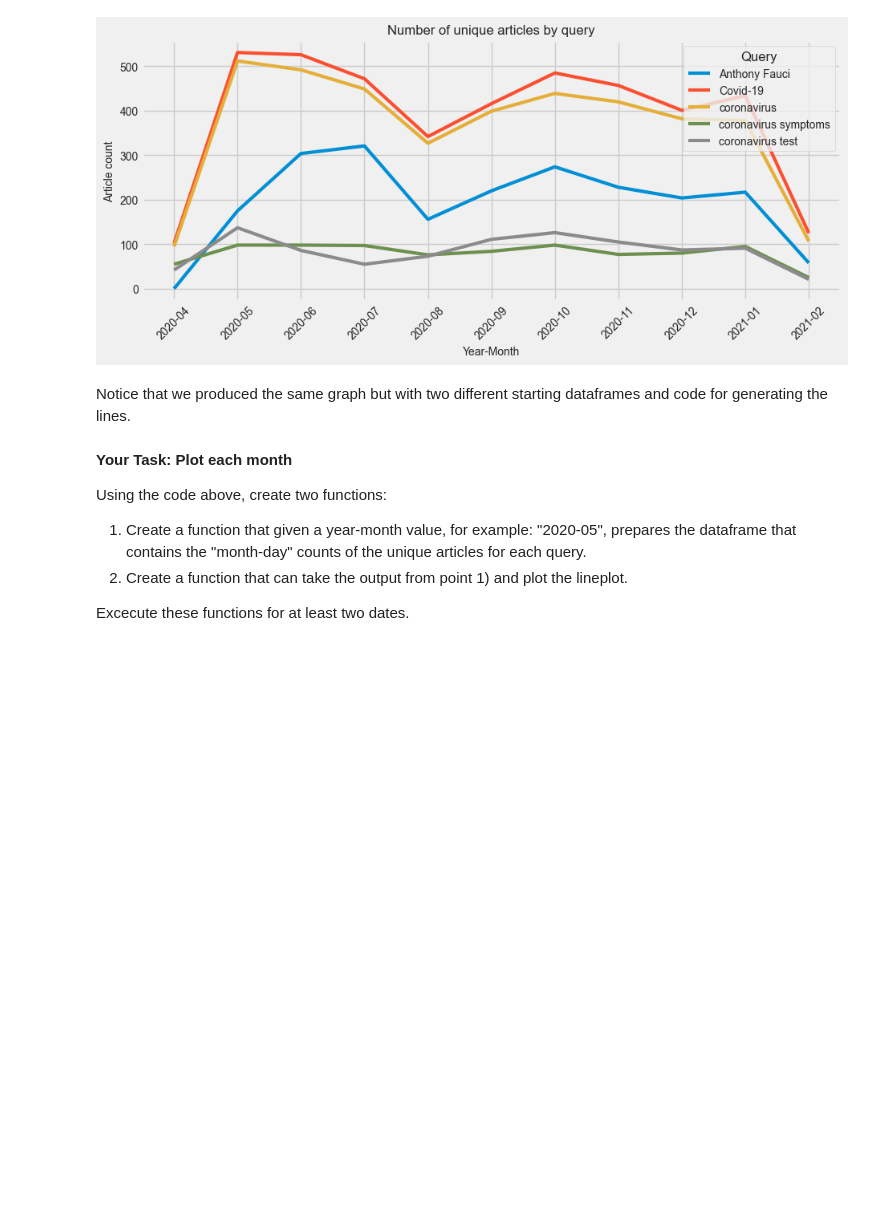
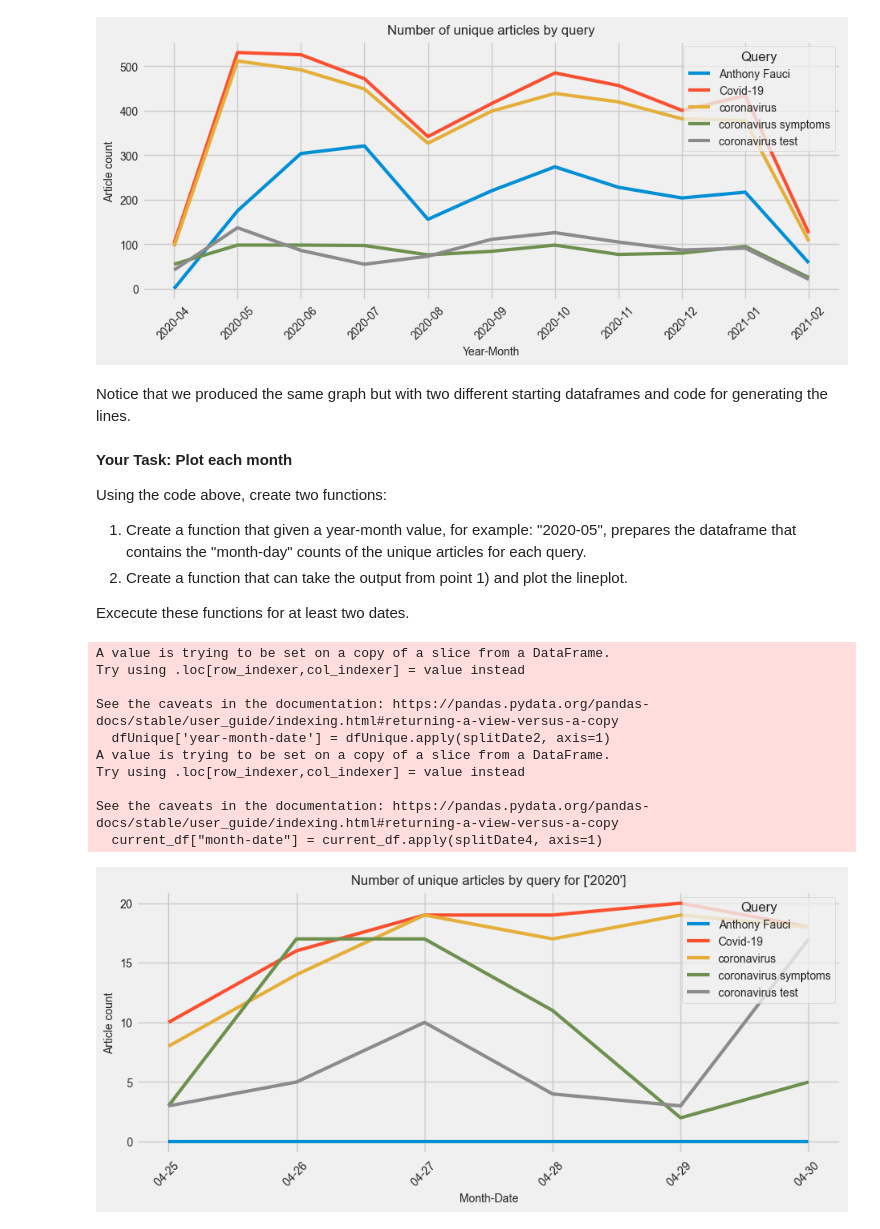
Before and after one commit to carolinejjung/cs315, a Jupyter notebook: tutorials/pandas-googletopstories/Exploring Google Top Stories.ipynb, the cells around one changed output. Saved outputs shown, nothing was run; the diff lists cells and outputs as text; code cells hidden in the pictures; blank space fills up the shorter version.

```diff
--- a/tutorials/pandas-googletopstories/Exploring Google Top Stories.ipynb
+++ b/tutorials/pandas-googletopstories/Exploring Google Top Stories.ipynb
@@ -552,3 +585,49 @@ Using the code above, create two functions:
 2. Create a function that can take the output from point 1) and plot the lineplot.
 
 Excecute these functions for at least two dates.
+# %%
+# task 1
+def splitDate2(row):
+    return row['date'][:11]
+
+def splitDate3(row):
+    return row['year-month-date'][:7]
+
+def splitDate4(row):
+    return row['year-month-date'][5:]
+
+def create_df_md(year_month):
+    dfUnique['year-month-date'] = dfUnique.apply(splitDate2, axis=1)
+    queryMonthDF = dfUnique.pivot_table(index="query", columns="year-month-date", aggfunc="size", fill_value=0)
+    dfLongTab = queryMonthDF.reset_index().melt(id_vars='query', var_name='year-month-date', value_name='count')
+
+    dfLongTab["year-month"] = dfLongTab.apply(splitDate3, axis=1)
+    current_df = dfLongTab[dfLongTab["year-month"] == year_month]
+    current_df["month-date"] = current_df.apply(splitDate4, axis=1)
+    return pd.DataFrame({"query": current_df["query"], "date": current_df["month-date"],  "count": current_df["count"], "year": year_month[:4]})
+
+#task 2
+def plot_df(df):
+    plt.figure(figsize=(10, 4))
+    plt.style.use('fivethirtyeight')
+    sns.lineplot(data=df, x='date', y='count', hue='query', lw=3)
+    plt.xticks(rotation=45) # Rotate dates
+    plt.ylabel('Article count', fontsize=10); plt.xlabel('Month-Date', fontsize=10)
+    plt.xticks(fontsize=10); plt.yticks(fontsize=10)
+    plt.title('Number of unique articles by query for {}'.format(df["year"].unique()), fontsize=12)
+    plt.legend(title='Query', fontsize=10, loc="upper right", title_fontsize=12)
+    plt.show()
+
+plot_df(create_df_md("2020-04"))
+# %% [output]
+A value is trying to be set on a copy of a slice from a DataFrame.
+Try using .loc[row_indexer,col_indexer] = value instead
+
+See the caveats in the documentation: https://pandas.pydata.org/pandas-docs/stable/user_guide/indexing.html#returning-a-view-versus-a-copy
+  dfUnique['year-month-date'] = dfUnique.apply(splitDate2, axis=1)
+A value is trying to be set on a copy of a slice from a DataFrame.
+Try using .loc[row_indexer,col_indexer] = value instead
+
+See the caveats in the documentation: https://pandas.pydata.org/pandas-docs/stable/user_guide/indexing.html#returning-a-view-versus-a-copy
+  current_df["month-date"] = current_df.apply(splitDate4, axis=1)
+[figure, added]
```
Also changed, not shown: parts of 2 cells of this notebook.
